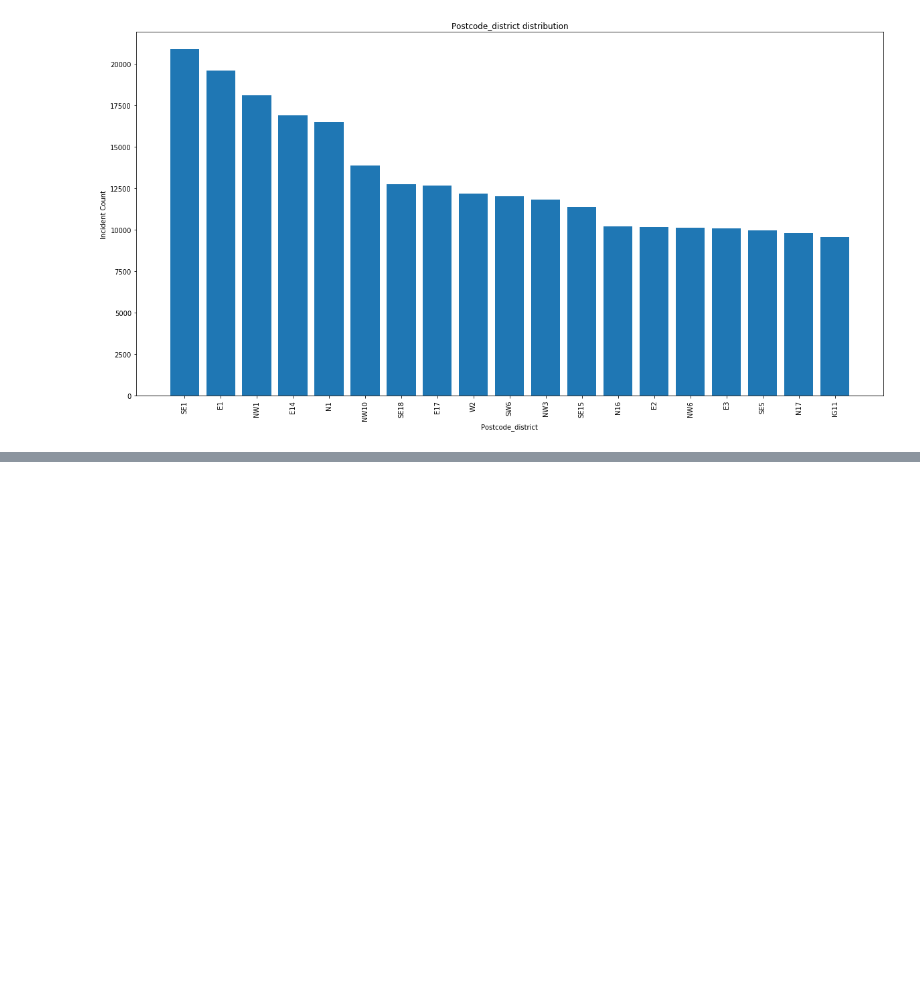
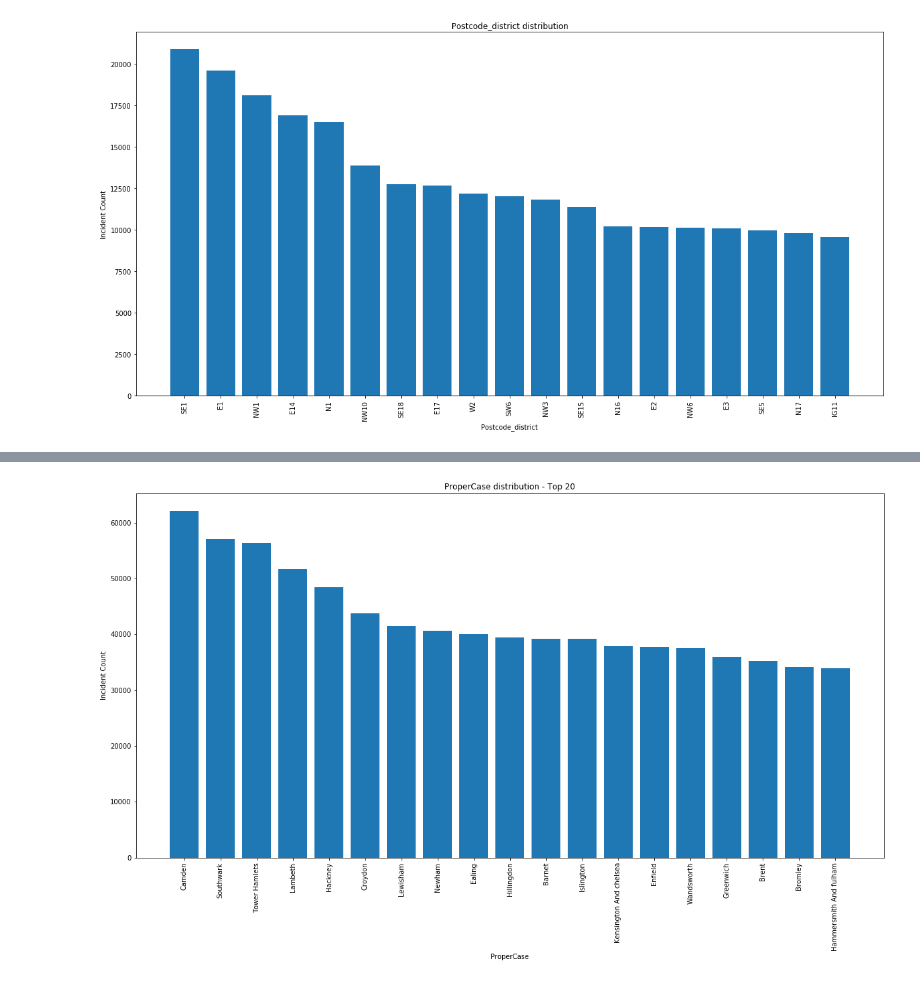
Before and after one commit to hlynurarni/Social-Data-Analysis-Final, a Jupyter notebook: Project Assignment A.ipynb, the cells around one changed output, grey strips where cells are left out. Saved outputs shown, nothing was run; the diff lists cells and outputs as text; code cells hidden in the pictures; blank space fills up the shorter version.

```diff
--- a/Project Assignment A.ipynb
+++ b/Project Assignment A.ipynb
@@ -315,0 +339,9 @@ plt.ylabel('Incident Count');
+# %%
+plt.figure(figsize=(20,10))
+plt.bar(df.ProperCase.value_counts().index[1:20], df.ProperCase.value_counts().values[1:20])
+plt.xticks(rotation=90)
+plt.title('ProperCase distribution - Top 20');
+plt.xlabel('ProperCase');
+plt.ylabel('Incident Count');
+# %% [output]
+[figure, added]
```
Also changed, not shown: parts of 32 cells of this notebook.
